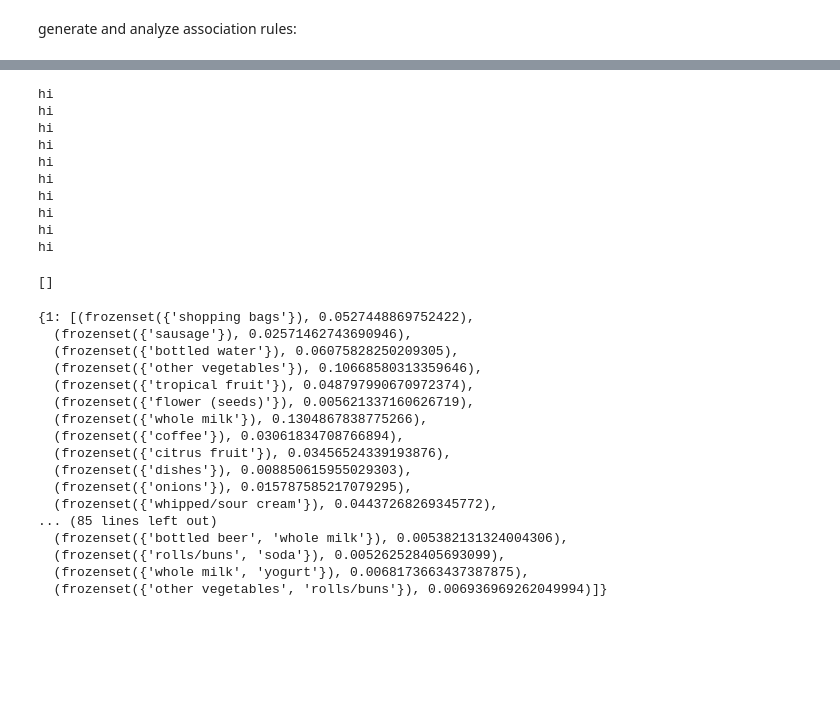
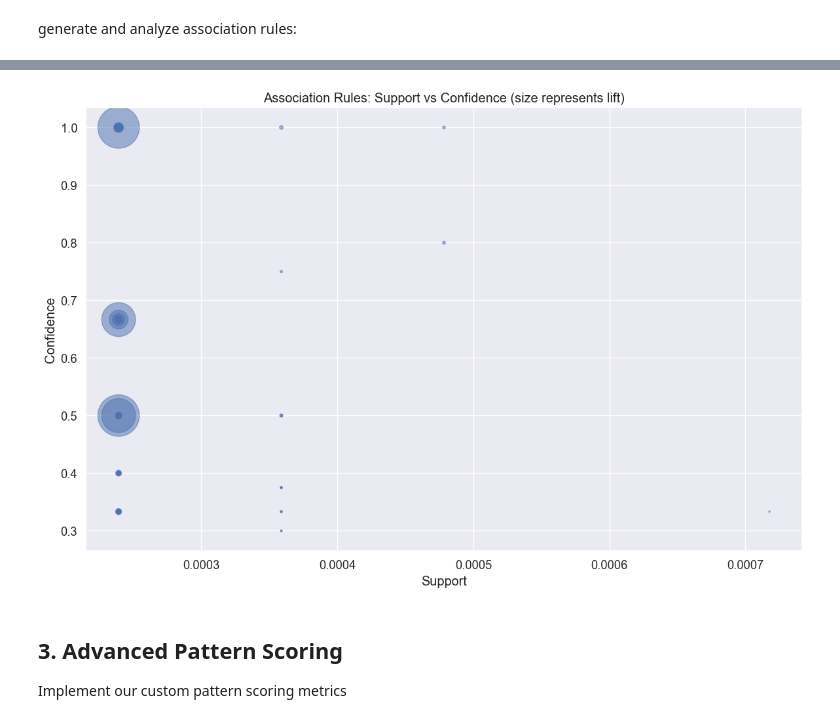
Before and after one commit to KendrickLamawr/Rec-System-for-Grocery-store, a Jupyter notebook: Task1.ipynb, the cells around one changed output, grey strips where cells are left out. Saved outputs shown, nothing was run; the diff lists cells and outputs as text; code cells hidden in the pictures; blank space fills up the shorter version.

```diff
--- a/Task1.ipynb
+++ b/Task1.ipynb
@@ -279,6 +279,7 @@ class AprioriMiner:
         self.frequent_itemsets = {}
         self.item_support = {}
 
+    # Find all frequent subsets
     def fit(self, transactions):
         """
         Find frequent itemsets using the Apriori algorithm.
@@ -316,7 +317,7 @@ class AprioriMiner:
         self.frequent_itemsets = {
             k: [(itemset, self.item_support[list(itemset)[0]]) for itemset in L1]
         }
-
+        # ========================
         # Main Apriori loop
         while current_L:
             k += 1
@@ -363,15 +364,16 @@ class AprioriMiner:
                 if len(union) == k:
                     # Check if all (k-1) subsets are frequent
                     is_valid = True
-                    for item in union:
+                    for item in union: # get subset including (k-1) items from current k-item set
                         subset = union - {item}
-                        if frozenset(subset) not in [frozenset(s) for s in prev_itemsets]:
+                        # If one of the subset of the current set is NOT frequent
+                        if frozenset(subset) not in prev_itemsets: #[frozenset(s) for s in prev_itemsets]:
                             is_valid = False
                             break
 
                     if is_valid:
                         candidates.add(frozenset(union))
-
+        # Return all sets having k items whose all (k-1) subsets frequent
         return list(candidates)
 
     def generate_rules(self, min_confidence=0.5):
@@ -392,38 +394,40 @@ class AprioriMiner:
 
         # Helper function to find support for an itemset
         def find_support(itemset):
-            for k in self.frequent_itemsets:
-                for (candidate, support) in self.frequent_itemsets[k]:
-                    if candidate == itemset:
-                        return support
+            k = len(itemset)
+            # for k in self.frequent_itemsets:
+            for (candidate, support) in self.frequent_itemsets[k]:
+                if candidate == itemset:
+                    return support
             return 0  # Should not happen for frequent itemsets
 
         # For each k-itemset where k >= 2
         for k in self.frequent_itemsets:
+            # Cannot create rules with a set of only 1 item
             if k < 2:
                 continue
-            print('hi')
+            # print('hi')
             for itemset, itemset_support in self.frequent_itemsets[k]:
 
                 # Generate all non-empty proper subsets
                 subsets = []
                 for i in range(1, k):
                     subsets.extend([frozenset(subset) for subset in combinations(itemset, i)])
-
+                # print(subsets)
                 # For each subset, create a rule
-                for antecedent in subsets:
+                for antecedent in subsets: # Take the subsets array as array of all entecedents => itemset - antecedent = consequent set
                     consequent = itemset - antecedent
 
                     # Skip empty consequents
                     if not consequent:
                         continue
 
-                    # Calculate confidence
+                    # A=>B: Calculate CONFIDENCE P(A, B) / P(A)
                     antecedent_support = find_support(antecedent)
                     confidence = itemset_support / antecedent_support
 
                     if confidence >= min_confidence:
-                        # Calculate lift
+                        # A= > B: Calculate LIFT P(A, B) /(P(A)*P(B))
                         consequent_support = find_support(consequent)
                         lift = confidence / consequent_support
 
@@ -438,6 +442,6 @@ class AprioriMiner:
         return rules
 # %%
 # Run the Apriori algorithm on our transaction data
-min_support = 0.005  # 0.5%
+min_support = 0.02/100  # 1%
 miner = AprioriMiner(min_support=min_support)
 frequent_itemsets = miner.fit(transactions)
@@ -499,47 +563,20 @@ Top 20 association rules by lift:
 # %%
-miner.generate_rules(min_confidence=min_confidence)
+# miner.generate_rules(min_confidence=min_confidence)
-# %% [output]
-hi
-hi
-hi
-hi
-hi
-hi
-hi
-hi
-hi
-hi
-[]
-# %%
-miner.frequent_itemsets
-# %% [output]
-{1: [(frozenset({'shopping bags'}), 0.0527448869752422),
-  (frozenset({'sausage'}), 0.02571462743690946),
-  (frozenset({'bottled water'}), 0.06075828250209305),
-  (frozenset({'other vegetables'}), 0.10668580313359646),
-  (frozenset({'tropical fruit'}), 0.048797990670972374),
-  (frozenset({'flower (seeds)'}), 0.005621337160626719),
-  (frozenset({'whole milk'}), 0.1304867838775266),
-  (frozenset({'coffee'}), 0.03061834708766894),
-  (frozenset({'citrus fruit'}), 0.03456524339193876),
-  (frozenset({'dishes'}), 0.008850615955029303),
-  (frozenset({'onions'}), 0.015787585217079295),
-  (frozenset({'whipped/sour cream'}), 0.04437268269345772),
-... (85 lines left out)
-  (frozenset({'bottled beer', 'whole milk'}), 0.005382131324004306),
-  (frozenset({'rolls/buns', 'soda'}), 0.005262528405693099),
-  (frozenset({'whole milk', 'yogurt'}), 0.0068173663437387875),
-  (frozenset({'other vegetables', 'rolls/buns'}), 0.006936969262049994)]}
 # %%
 # Visualize rule metrics
 rule_df = pd.DataFrame(sorted_rules)
 
 plt.figure(figsize=(12, 8))
 plt.scatter(rule_df['support'], rule_df['confidence'],
-            s=rule_df['lift']*50, alpha=0.5)
+            s=rule_df['lift'], alpha=0.5)
 plt.title('Association Rules: Support vs Confidence (size represents lift)')
 plt.xlabel('Support')
 plt.ylabel('Confidence')
 plt.grid(True)
 plt.tight_layout()
 plt.show()
+# %% [output]
+[figure, added]
+# %% [markdown]
+## 3. Advanced Pattern Scoring
+Implement our custom pattern scoring metrics
```
Also changed, not shown: parts of 23 cells of this notebook, 5 other files.
